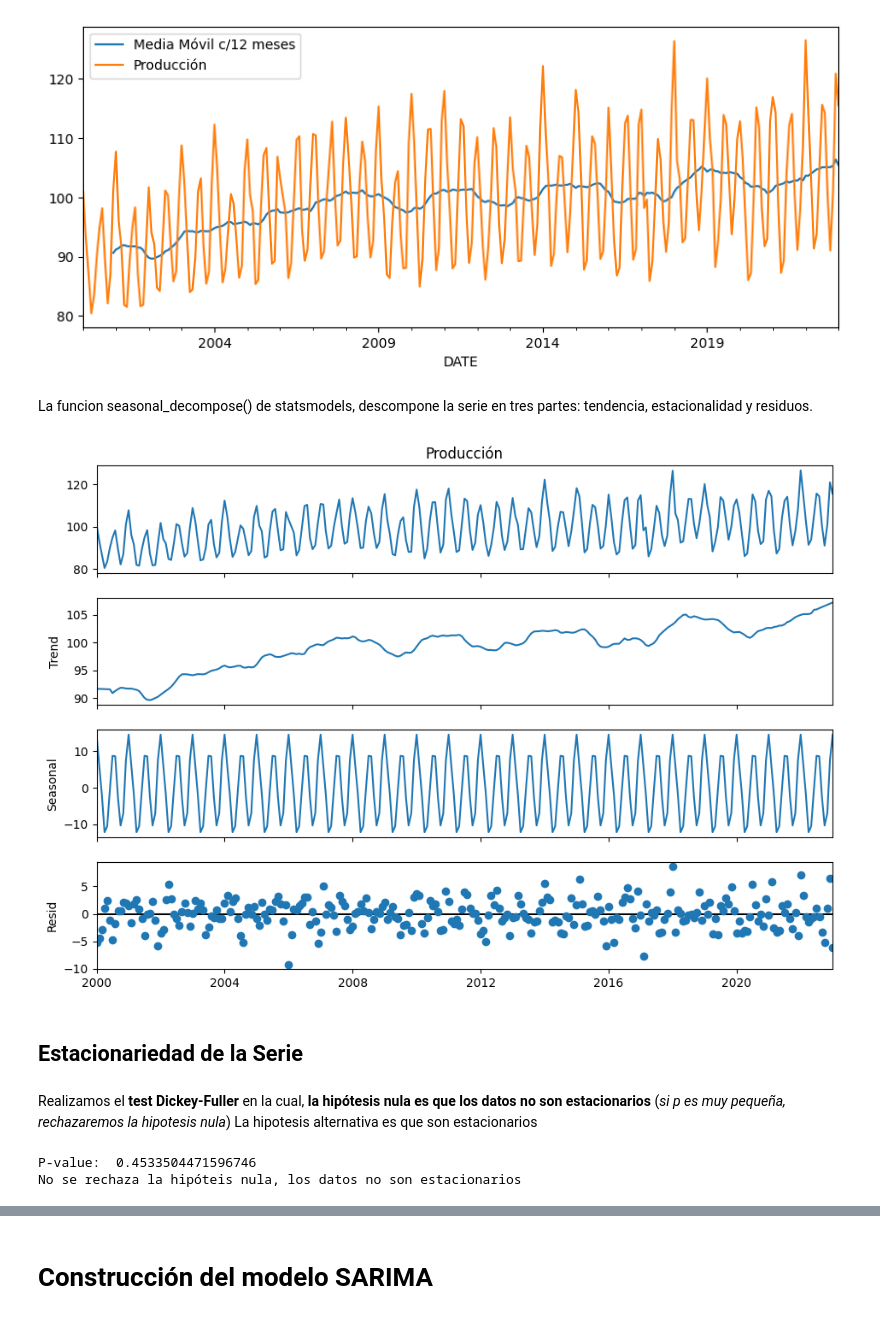
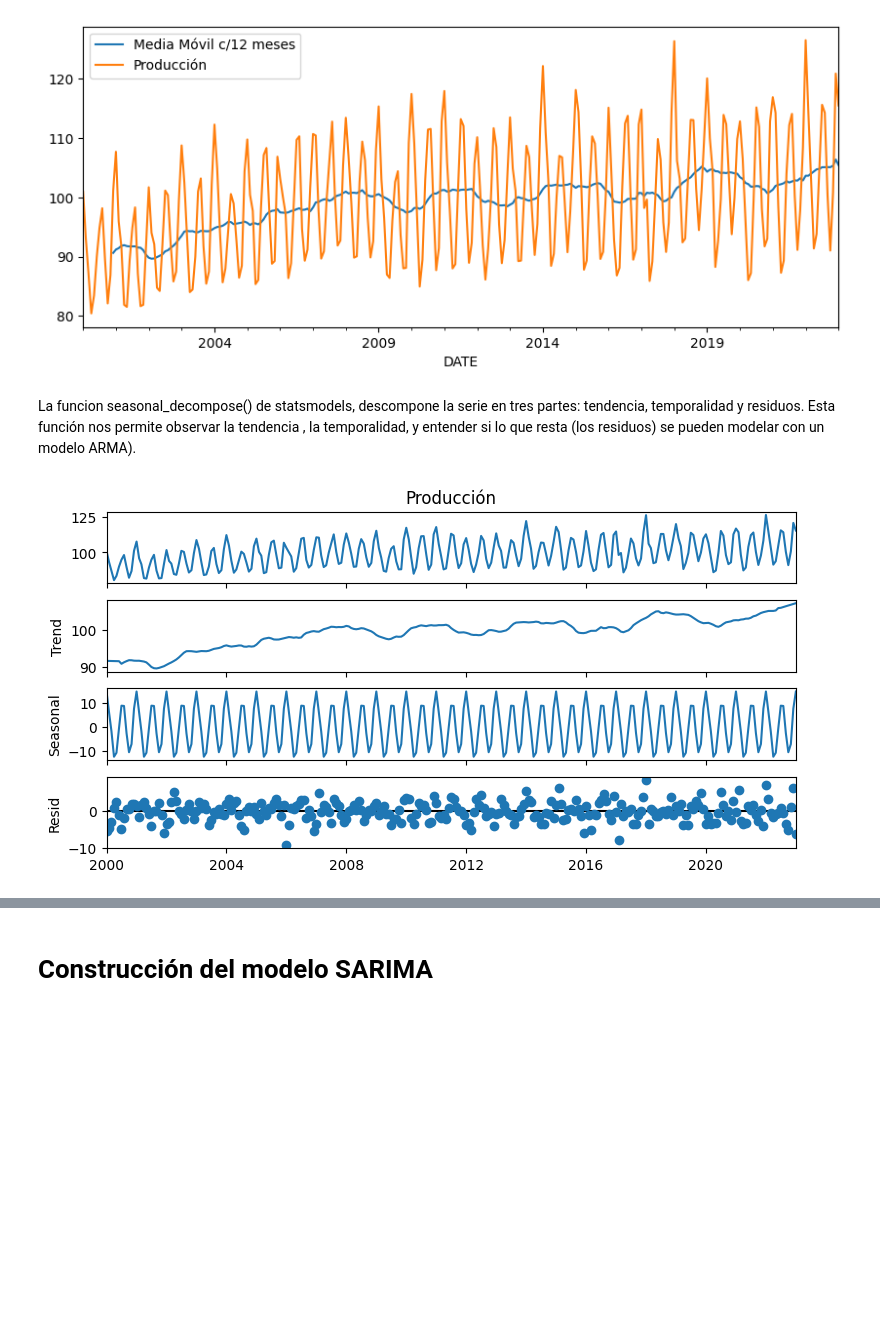
Before and after one commit to AnIsAsPe/Prediccion-produccion-electricidad, a Jupyter notebook: notebooks/Predicción_producción_electricidad.ipynb, the cells around one changed output, grey strips where cells are left out. Drawn from its saved outputs; the diff is of its cells as text; code cells hidden in the pictures; blank space fills up the shorter version.

```diff
--- a/notebooks/Predicción_producción_electricidad.ipynb
+++ b/notebooks/Predicción_producción_electricidad.ipynb
@@ -161,22 +160,13 @@ plt.show()
 # %% [output]
 [figure]
 # %% [markdown]
-La funcion seasonal_decompose() de statsmodels, descompone la serie en tres partes: tendencia, estacionalidad y residuos.
+La funcion seasonal_decompose() de statsmodels, descompone la serie en tres partes: tendencia, temporalidad y residuos.
+Esta función nos permite observar la tendencia , la temporalidad, y entender si lo que resta (los residuos) se pueden modelar con un modelo ARMA).
 # %%
-decomp = seasonal_decompose(datos['Producción']
-                            , period=12, extrapolate_trend='freq'
+decomposition = seasonal_decompose(datos['Producción'], model = 'additive',
+                            period=12, extrapolate_trend='freq'
                             )
-fig =decomp.plot()
-fig.set_size_inches(10,7)
+fig =decomposition.plot()
+fig.set_size_inches(8,4)
 # %% [output]
-[figure, old version]
+[figure, new version]
-# %% [markdown]
-## Estacionariedad de la Serie
-# %% [markdown]
-Realizamos el **test Dickey-Fuller** en la cual, **la hipótesis nula es que los datos no son estacionarios** (*si p es muy pequeña, rechazaremos la hipotesis nula*)
-La hipotesis alternativa es que son estacionarios
-# %%
-p_value_adfuller(datos['Producción'])
-# %% [output]
-P-value:  0.4533504471596746
-No se rechaza la hipóteis nula, los datos no son estacionarios
```
Also changed, not shown: parts of 55 cells of this notebook.
